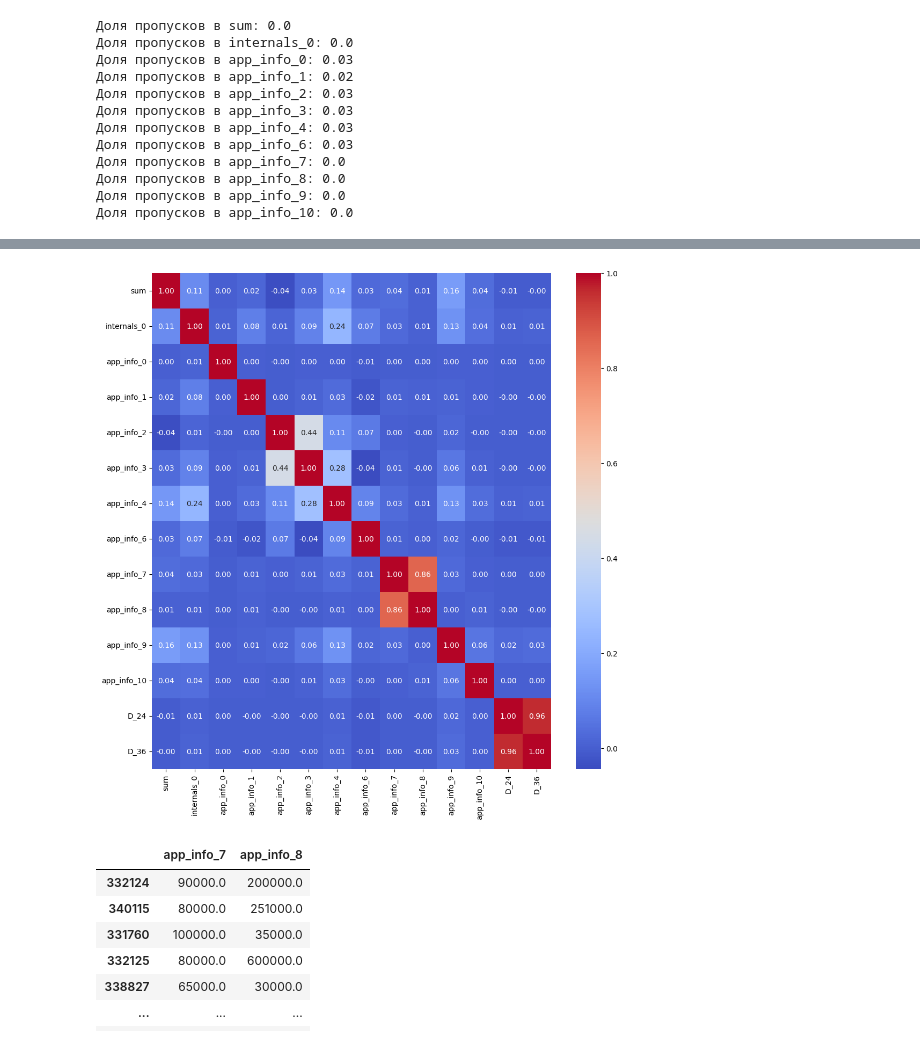
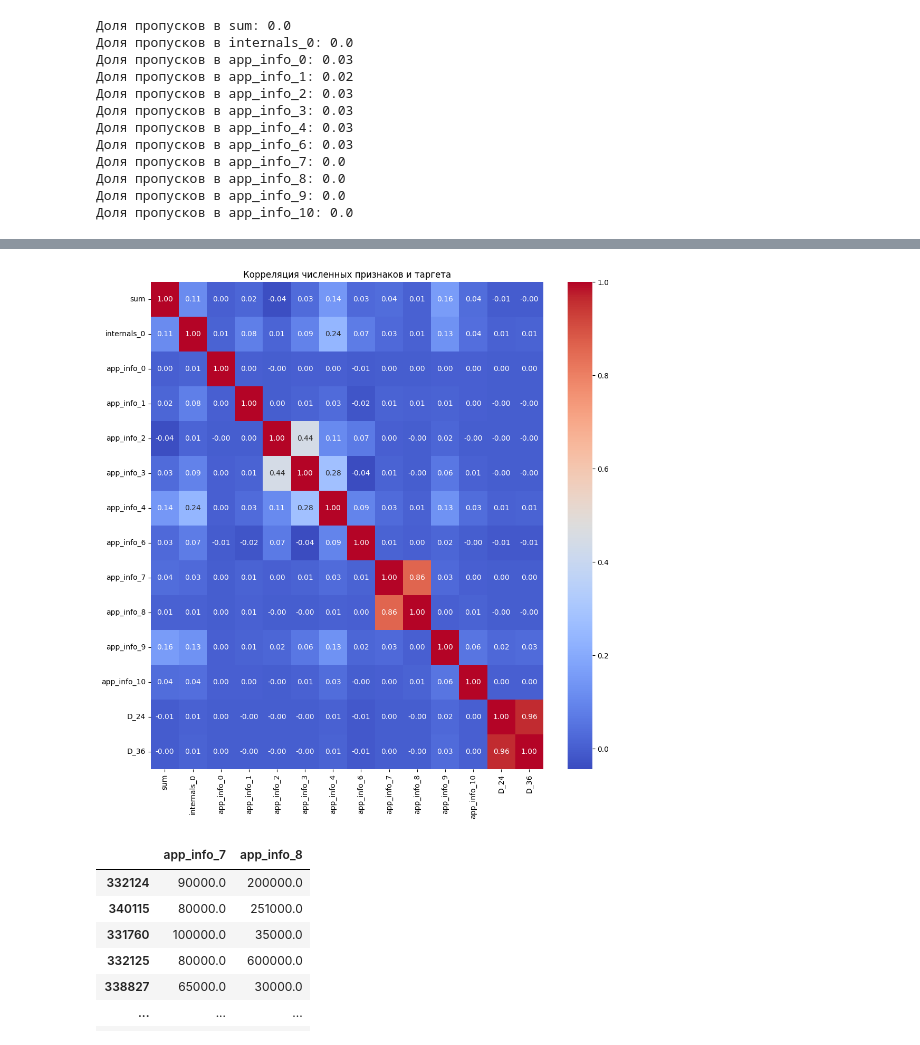
Before and after one commit to smeyanoff/kuberay-serving-system, a Jupyter notebook: notebooks/eda.ipynb, the cells around one changed output, grey strips where cells are left out. Cells and saved outputs as stored; diff of their text form; code cells hidden in the pictures.

```diff
--- a/notebooks/eda.ipynb
+++ b/notebooks/eda.ipynb
@@ -37,6 +37,7 @@ def plot_distribution(df, title='Распределение переменной
     plt.xlabel('Значение переменной')
     plt.ylabel('Количество наблюдений (log)')
     plt.xticks(rotation=rot)
+    plt.grid(True)
     if log:
         plt.yscale('log')
     plt.show()
@@ -157,10 +164,11 @@ memory usage: 34.1 MB
 # %%
 correlation_matrix = data[num_cols_for_analysis+target_cols_used].corr()
 plt.figure(figsize=(12, 12))
+plt.title('Корреляция численных признаков и таргета')
 sns.heatmap(correlation_matrix, annot=True, cmap="coolwarm", fmt=".2f")
 plt.show()
 # %% [output]
-[figure, old version]
+[figure, new version]
 # %%
 data[['app_info_7', 'app_info_8']]
 # %% [output]
```
Also changed, not shown: parts of 6 cells of this notebook.
